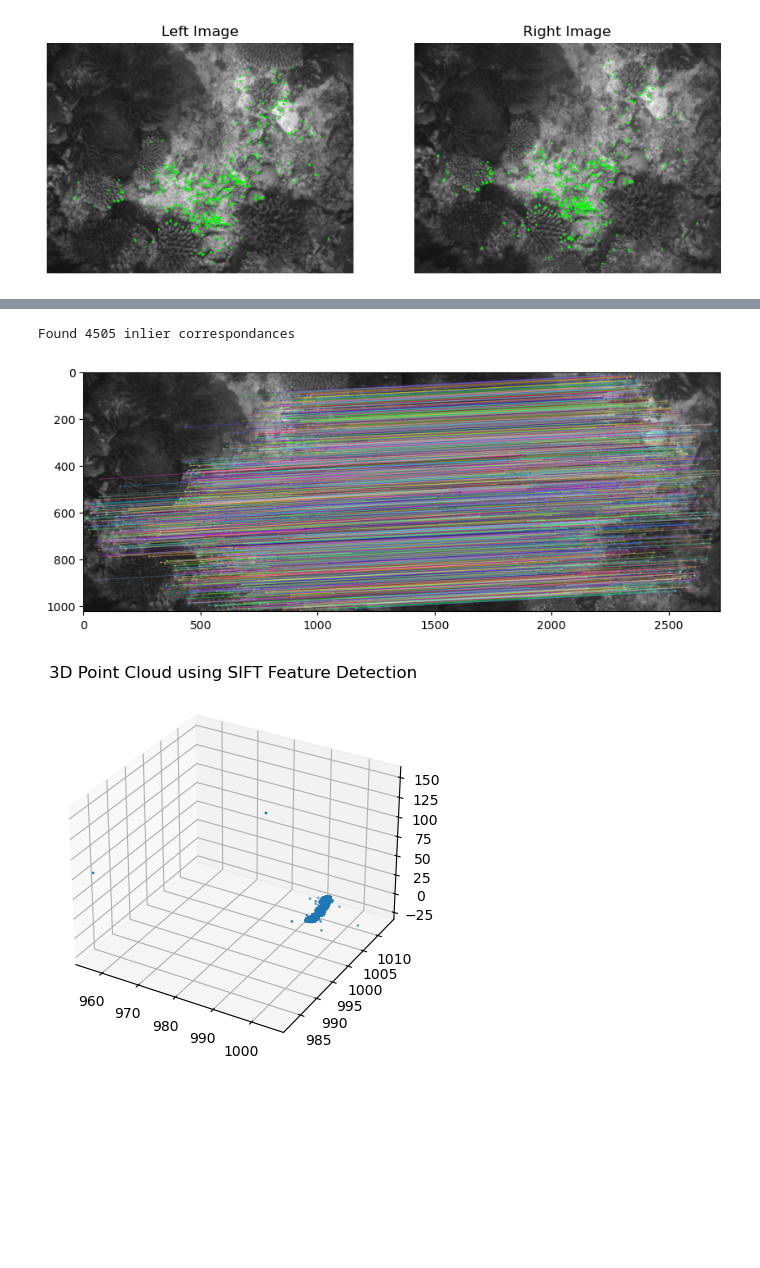
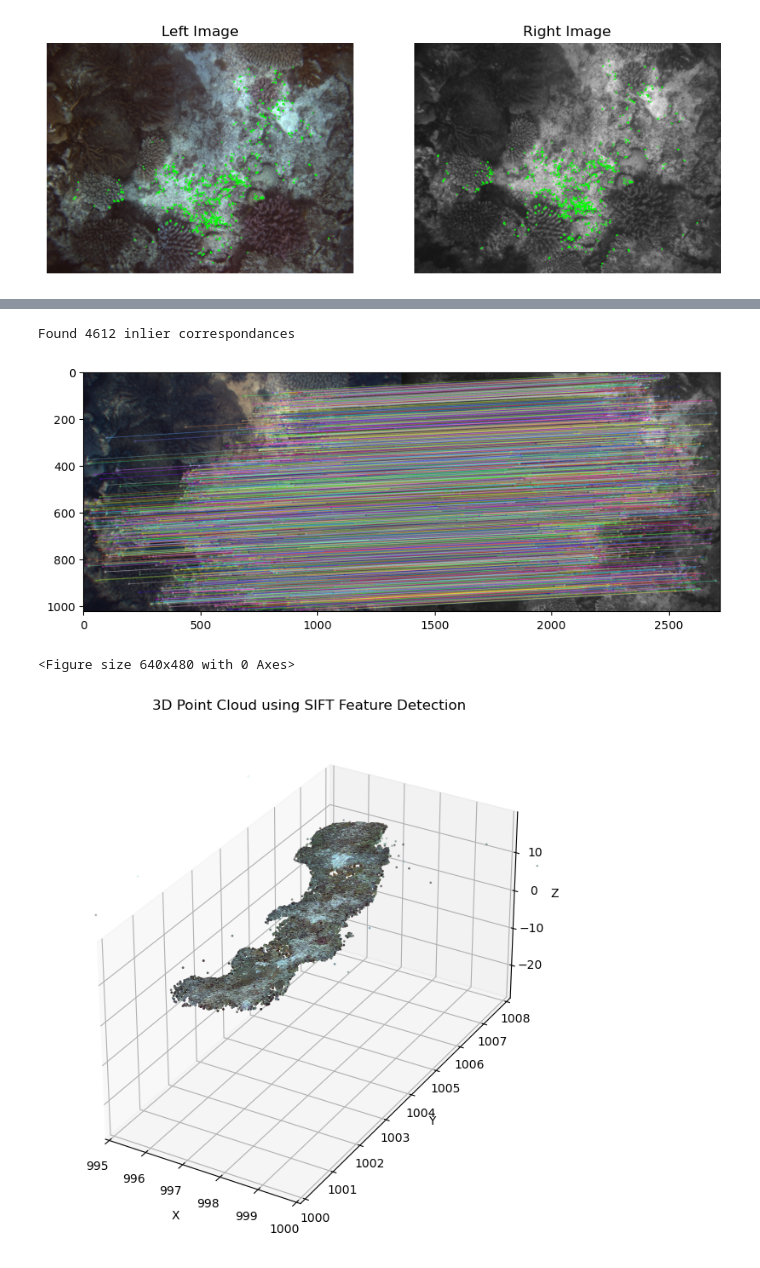
Before and after one commit to AmelineA2003/AMME5710, a Jupyter notebook: Assignments/A2/Question_1/Q1_A2.ipynb, the cells around one changed output, grey strips where cells are left out. Saved outputs shown, nothing was run; the diff lists cells and outputs as text; code cells hidden in the pictures; blank space fills up the shorter version.

```diff
--- a/Assignments/A2/Question_1/Q1_A2.ipynb
+++ b/Assignments/A2/Question_1/Q1_A2.ipynb
@@ -134,12 +134,14 @@ Text(0.5, 0.92, 'Reference Terrain Model')
 
 left_imgs = []
 for image_name in filenames_left:
-    left_imgs.append(cv2.imread(os.path.join(images_left_dir, image_name), cv2.IMREAD_GRAYSCALE))
+    # left_imgs.append(cv2.imread(os.path.join(images_left_dir, image_name), cv2.IMREAD_GRAYSCALE))
+    left_imgs.append(cv2.imread(os.path.join(images_left_dir, image_name)))
 
 
 right_imgs = []
 for image_name in filenames_right:
-    right_imgs.append(cv2.imread(os.path.join(images_right_dir, image_name), cv2.IMREAD_GRAYSCALE))
+    # right_imgs.append(cv2.imread(os.path.join(images_right_dir, image_name), cv2.IMREAD_GRAYSCALE))
+    right_imgs.append(cv2.imread(os.path.join(images_right_dir, image_name)))
 # %%
 # Extract features - ORB
 orb = cv2.ORB_create(nfeatures=2000) # "nfeatures" controls the sensitivity of how many features we want to extract
@@ -252,8 +258,8 @@ plt.figure(figsize=(10, 7))
 plt.imshow(imgmatch)
 plt.show()
 # %% [output]
-Found 4505 inlier correspondances
+Found 4612 inlier correspondances
-[figure, old version]
+[figure, new version]
 # %%
 # Run feature detector on all stereo image pairs
 
@@ -272,47 +278,75 @@ for i in range(len(left_imgs)):
 all_right_points = np.array(np.vstack(all_right_points))
 all_left_points = np.array(np.vstack(all_left_points))
 # %%
-############################################ GENERATE 3D MAP USING SIFT FEATURE DETECTION ###############################################
+############################################ GENERATE 3D MAP USING ORB FEATURE DETECTION #################################################
 
+pixel_colours = []
 world_points = []
+
+num_features = 1000
+
+
 P_left = (K_left)@ np.hstack((np.eye(3), np.zeros((3, 1))))
 P_right = (K_right) @ np.hstack((R, t))
 
 for i in range(len(left_imgs)):
     im_left = left_imgs[i]
     im_right = right_imgs[i]
+    im_left = cv2.cvtColor(im_left, cv2.COLOR_BGR2RGB)
+    im_right = cv2.cvtColor(im_right, cv2.COLOR_BGR2RGB)
+
     left_points, right_points = SIFT_feature_match(im_left, im_right)
+
+
+    for point in left_points:
+        x, y = point
+
+        x = int(x)
+        y = int(y)
+
+        colour = im_left[y, x]
+        pixel_colours.append(colour)
 
 
     pts1_h = left_points.T.astype(np.float32)
     pts2_h = right_points.T.astype(np.float32)
 
     points_4D = cv2.triangulatePoints(P_left, P_right, pts1_h, pts2_h)
     points_3D = points_4D/points_4D[3]
     points_3D = points_3D[:3,:]
 
 
+    # Transform into world coordinates
     R_wc = R_camera[:, :, i]
     t_wc = t_camera[:, i]
 
     R_cw = R_wc.T
     t_cw = -R_cw @ t_wc.reshape(3, 1)
 
-
     points_world = (R_cw @ points_3D + t_cw).T
     world_points.append(points_world)
 
+pixel_colours = np.array(np.vstack(pixel_colours))
+world_points = np.array(np.vstack(world_points))
 
-world_points = np.array(np.vstack(world_points))
 
 # Generating 3D terrain map
 fig = plt.figure()
+fig = plt.figure(figsize=(12, 8))
 ax = fig.add_subplot(111, projection='3d')
-ax.scatter(world_points[:, 0], world_points[:, 1], world_points[:, 2], s=1)
+ax.scatter(world_points[:, 0], world_points[:, 1], world_points[:, 2], s=1, c=pixel_colours/255.0)
+ax.set_xlabel("X")
+ax.set_ylabel("Y")
+ax.set_zlabel("Z")
+ax.set_box_aspect([1, 2, 1])
+ax.set_xlim([995, 1000])
+ax.set_ylim([1000, 1008])
+# ax.set_zlim([-5, 6])
 ax.set_title("3D Point Cloud using SIFT Feature Detection")
 plt.show()
 # %% [output]
+<Figure size 640x480 with 0 Axes>
-[figure, old version]
+[figure, new version]
 # %%
 ############################################ GENERATE 3D MAP USING ORB FEATURE DETECTION #################################################
 
```
Also changed, not shown: parts of 4 cells of this notebook, 1 other file.
